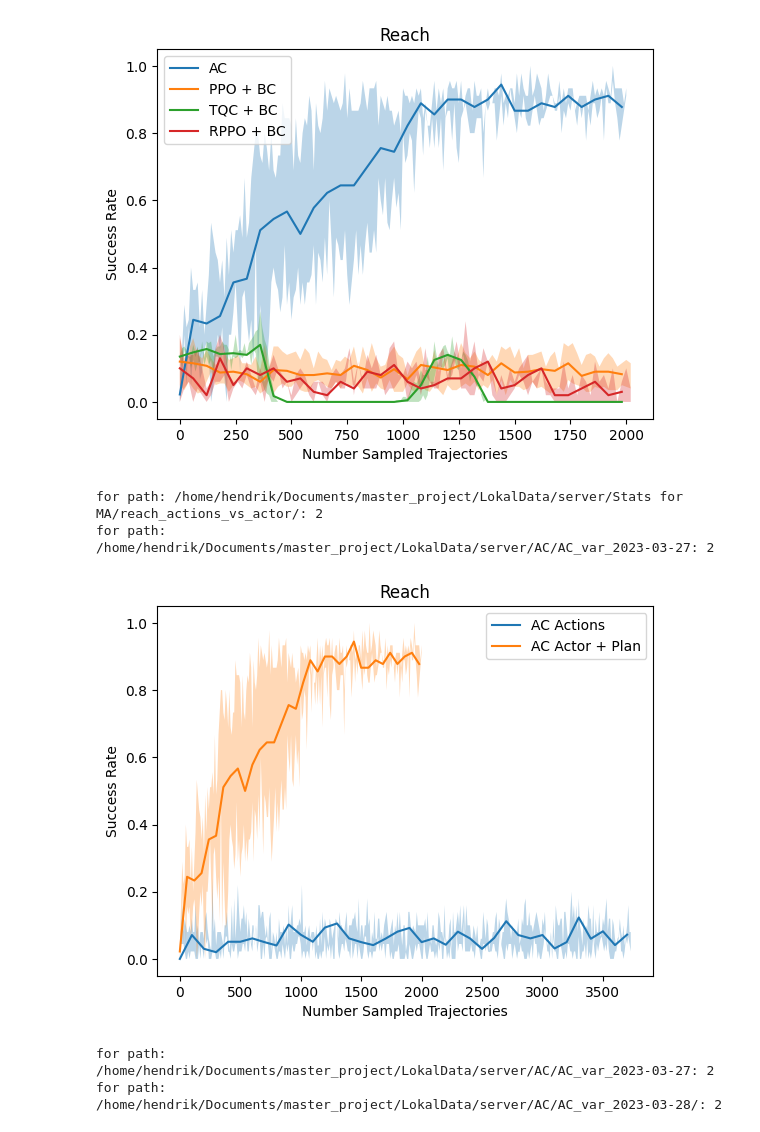
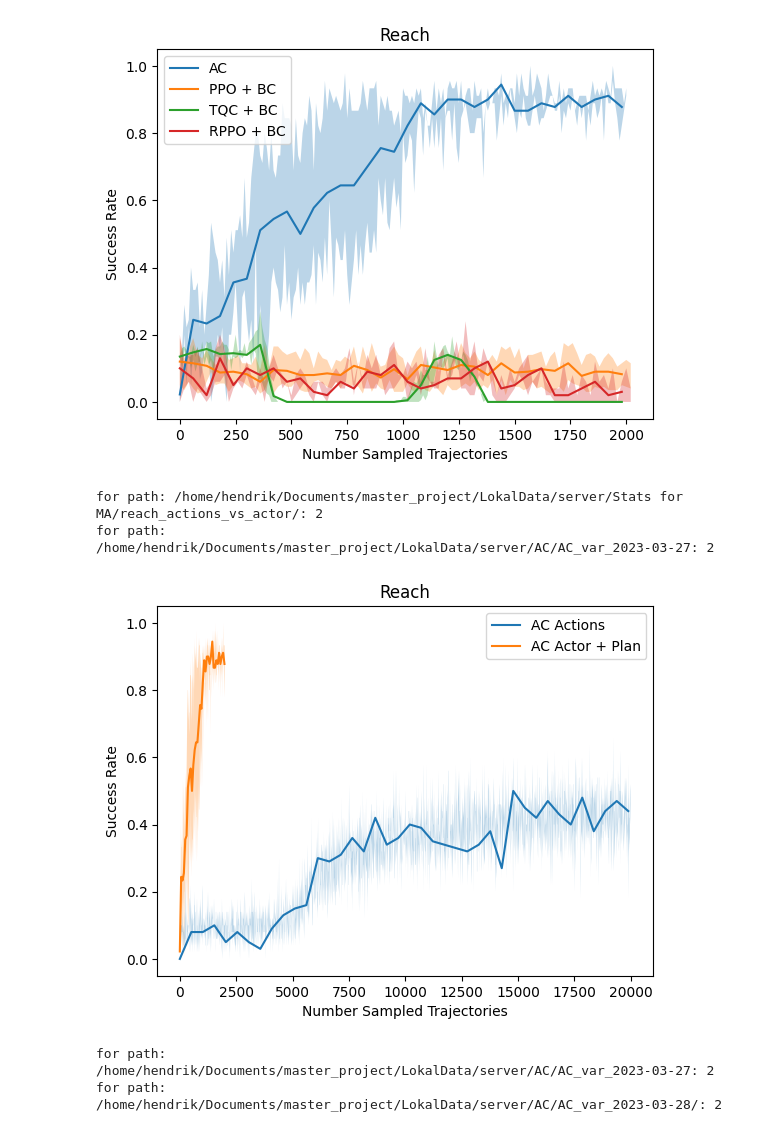
Before and after one commit to ReliableTree/ActiveCritic, a Jupyter notebook: src/active_critic/analyze_stats/1_eps/reach_done.ipynb, the cells around one changed output. Cells and saved outputs as stored; diff of their text form; code cells hidden in the pictures.

```diff
--- a/src/active_critic/analyze_stats/1_eps/reach_done.ipynb
+++ b/src/active_critic/analyze_stats/1_eps/reach_done.ipynb
@@ -41,33 +41,33 @@ for path: /home/hendrik/Documents/master_project/LokalData/server/baselines/Base
 # %%
 from active_critic.analyze_stats.analyze_stats import make_plot
 
 AC_path_actions = '/home/hendrik/Documents/master_project/LokalData/server/Stats for MA/reach_actions_vs_actor/'
 
-include_AC_act = ['reach', 'statsoptimized']
+include_AC_act = ['reach opt mode: actions demonstrations: 1, im_ph:False, training_episodes: 10, min critic: 5e-05, wd: 0.01, val_every: 2000 run id: 0']
 exclude_AC_act = []
 
 AC_path = '/home/hendrik/Documents/master_project/LokalData/server/AC/AC_var_2023-03-27'
 include_AC = ['reach sm manual_seed(2) no train inf eps: 2000 opt mode: actor+plan demonstrations: 1, im_ph:False, training_episodes: 10, min critic: 5e-05, wd: 0.01, val_every: 6000 ', 'statsoptimized']
 exclude_AC = []
 
 save_path = '/home/hendrik/Documents/Master Thesis/TUM_Thesis_Template_CSE/images/Plan_vs_Actions/'
 
 make_plot(
     paths=[AC_path_actions, AC_path],
     includes=[include_AC_act, include_AC],
     excludes=[exclude_AC_act, exclude_AC],
     names=['AC Actions', 'AC Actor + Plan'],
     plot_name='Reach',
     save_path = save_path,
     plot_closest=False,
-    find_closest=True,
+    find_closest=False,
     mean=False,
     total_plot_points=40
     )
 # %% [output]
 for path: /home/hendrik/Documents/master_project/LokalData/server/Stats for MA/reach_actions_vs_actor/: 2
 for path: /home/hendrik/Documents/master_project/LokalData/server/AC/AC_var_2023-03-27: 2
-[figure, old version]
+[figure, new version]
 # %%
 from active_critic.analyze_stats.analyze_stats import make_plot
 AC_path = '/home/hendrik/Documents/master_project/LokalData/server/AC/AC_var_2023-03-27'
```
Also changed, not shown: 4 other files.
